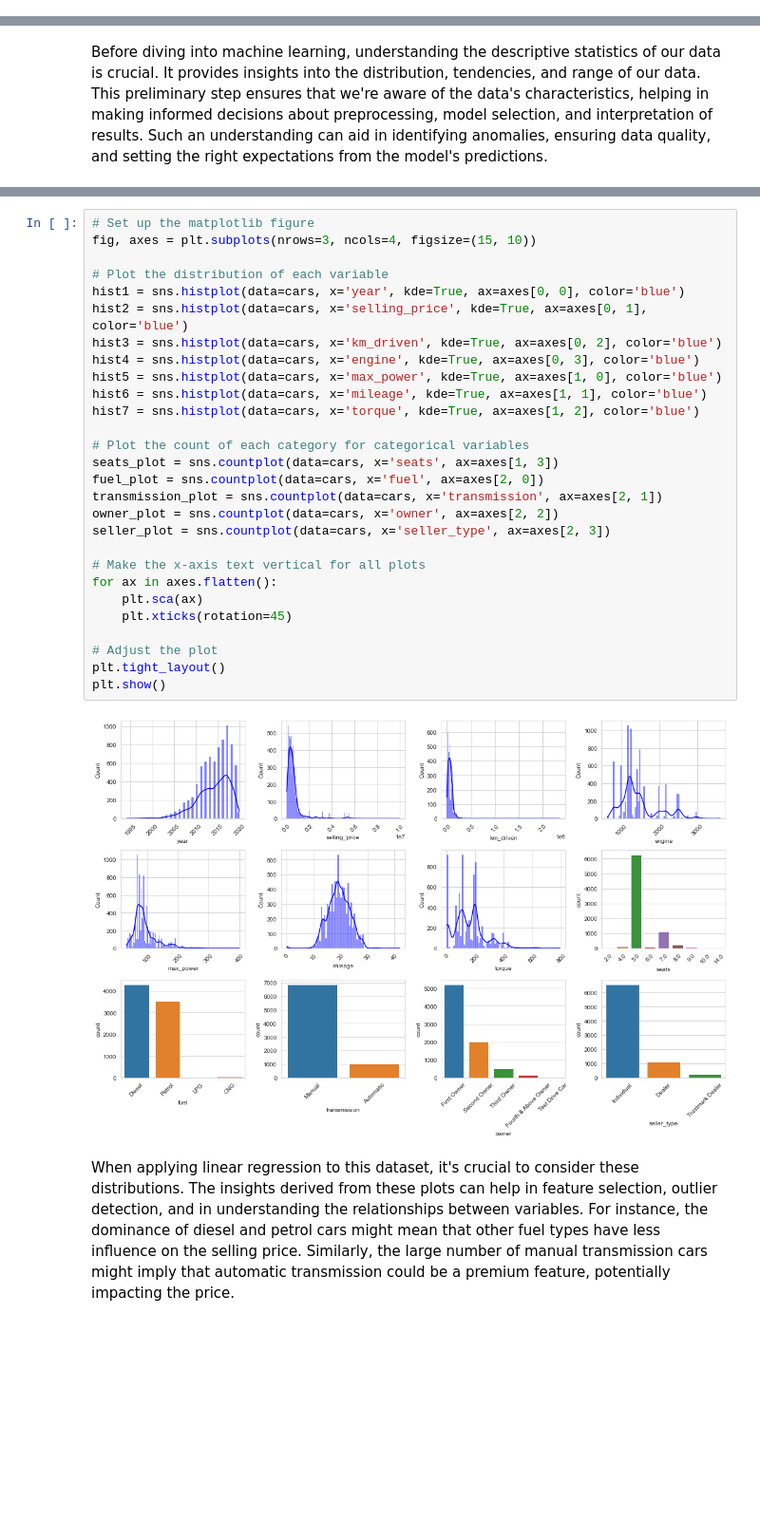
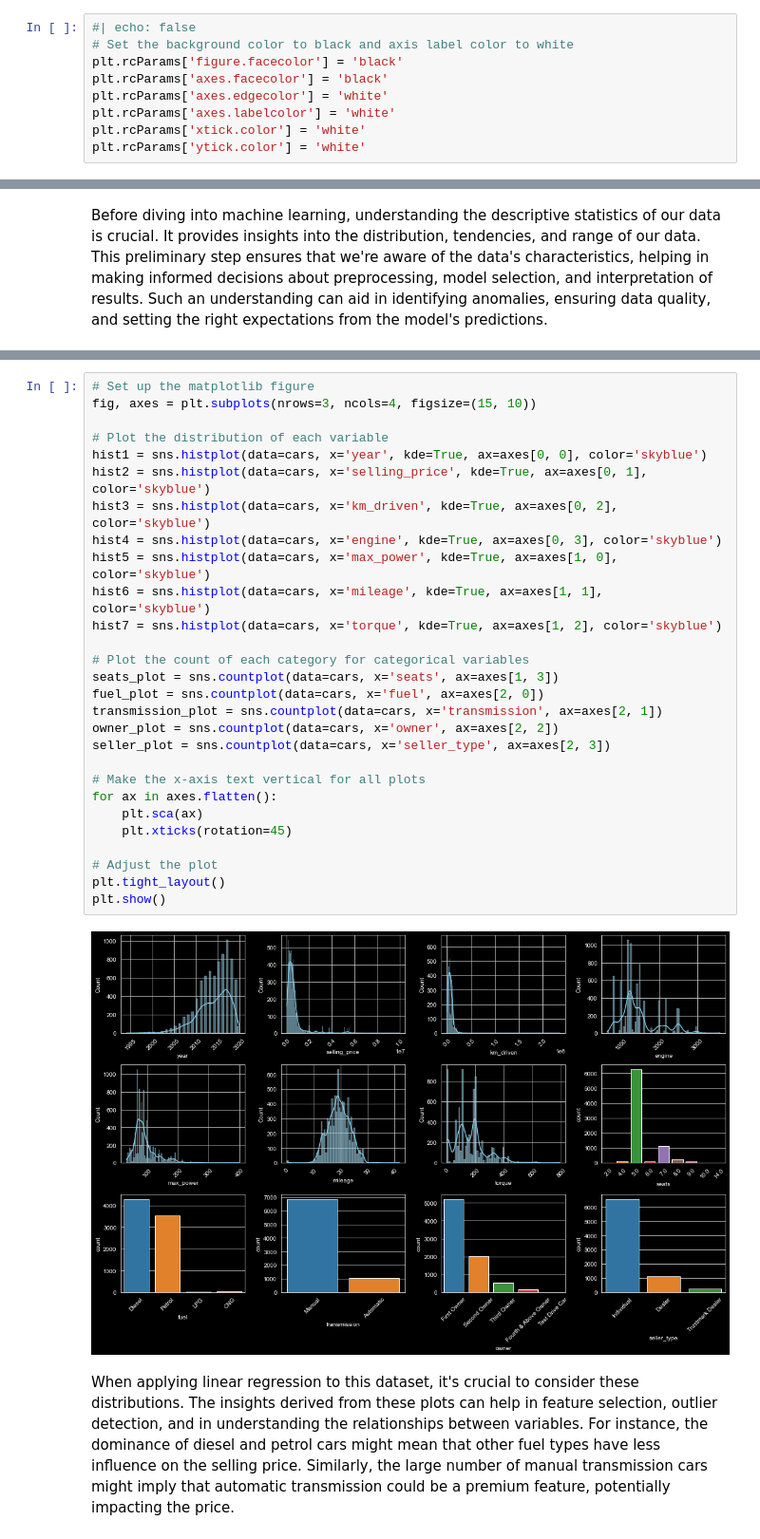
Before and after one commit to AhmedAredah/MachineLearningBasics, a Jupyter notebook: posts/2.Regression/LinearRegression.ipynb, the cells around one changed output, grey strips where cells are left out. Shown: that part at 95% size. Drawn from its saved outputs; the diff is of its cells as text; blank space fills up the shorter version.

```diff
--- a/posts/2.Regression/LinearRegression.ipynb
+++ b/posts/2.Regression/LinearRegression.ipynb
@@ -105,6 +105,15 @@ pd.set_option('display.max_columns', None)
 print("required libraries loaded successfully!")
 # %% [output]
 required libraries loaded successfully!
+# %%
+#| echo: false
+# Set the background color to black and axis label color to white
+plt.rcParams['figure.facecolor'] = 'black'
+plt.rcParams['axes.facecolor'] = 'black'
+plt.rcParams['axes.edgecolor'] = 'white'
+plt.rcParams['axes.labelcolor'] = 'white'
+plt.rcParams['xtick.color'] = 'white'
+plt.rcParams['ytick.color'] = 'white'
 # %% [markdown]
 The dataset source is accessible from [here](https://www.kaggle.com/datasets/nehalbirla/vehicle-dataset-from-cardekho?select=Car+details+v3.csv)
 # %%
@@ -227,33 +236,33 @@ cars.describe()
 # %%
 # Set up the matplotlib figure
 fig, axes = plt.subplots(nrows=3, ncols=4, figsize=(15, 10))
 
 # Plot the distribution of each variable
-hist1 = sns.histplot(data=cars, x='year', kde=True, ax=axes[0, 0], color='blue')
-hist2 = sns.histplot(data=cars, x='selling_price', kde=True, ax=axes[0, 1], color='blue')
-hist3 = sns.histplot(data=cars, x='km_driven', kde=True, ax=axes[0, 2], color='blue')
-hist4 = sns.histplot(data=cars, x='engine', kde=True, ax=axes[0, 3], color='blue')
-hist5 = sns.histplot(data=cars, x='max_power', kde=True, ax=axes[1, 0], color='blue')
-hist6 = sns.histplot(data=cars, x='mileage', kde=True, ax=axes[1, 1], color='blue')
-hist7 = sns.histplot(data=cars, x='torque', kde=True, ax=axes[1, 2], color='blue')
+hist1 = sns.histplot(data=cars, x='year', kde=True, ax=axes[0, 0], color='skyblue')
+hist2 = sns.histplot(data=cars, x='selling_price', kde=True, ax=axes[0, 1], color='skyblue')
+hist3 = sns.histplot(data=cars, x='km_driven', kde=True, ax=axes[0, 2], color='skyblue')
+hist4 = sns.histplot(data=cars, x='engine', kde=True, ax=axes[0, 3], color='skyblue')
+hist5 = sns.histplot(data=cars, x='max_power', kde=True, ax=axes[1, 0], color='skyblue')
+hist6 = sns.histplot(data=cars, x='mileage', kde=True, ax=axes[1, 1], color='skyblue')
+hist7 = sns.histplot(data=cars, x='torque', kde=True, ax=axes[1, 2], color='skyblue')
 
 # Plot the count of each category for categorical variables
 seats_plot = sns.countplot(data=cars, x='seats', ax=axes[1, 3])
 fuel_plot = sns.countplot(data=cars, x='fuel', ax=axes[2, 0])
 transmission_plot = sns.countplot(data=cars, x='transmission', ax=axes[2, 1])
 owner_plot = sns.countplot(data=cars, x='owner', ax=axes[2, 2])
 seller_plot = sns.countplot(data=cars, x='seller_type', ax=axes[2, 3])
 
 # Make the x-axis text vertical for all plots
 for ax in axes.flatten():
     plt.sca(ax)
     plt.xticks(rotation=45)
 
 # Adjust the plot
 plt.tight_layout()
 plt.show()
 # %% [output]
-[figure, old version]
+[figure, new version]
 # %% [markdown]
 When applying linear regression to this dataset, it's crucial to consider these distributions. The insights derived from these plots can help in feature selection, outlier detection, and in understanding the relationships between variables. For instance, the dominance of diesel and petrol cars might mean that other fuel types have less influence on the selling price. Similarly, the large number of manual transmission cars might imply that automatic transmission could be a premium feature, potentially impacting the price.
 # %% [markdown]
```
Also changed, not shown: parts of 5 cells of this notebook, 20 other files.
